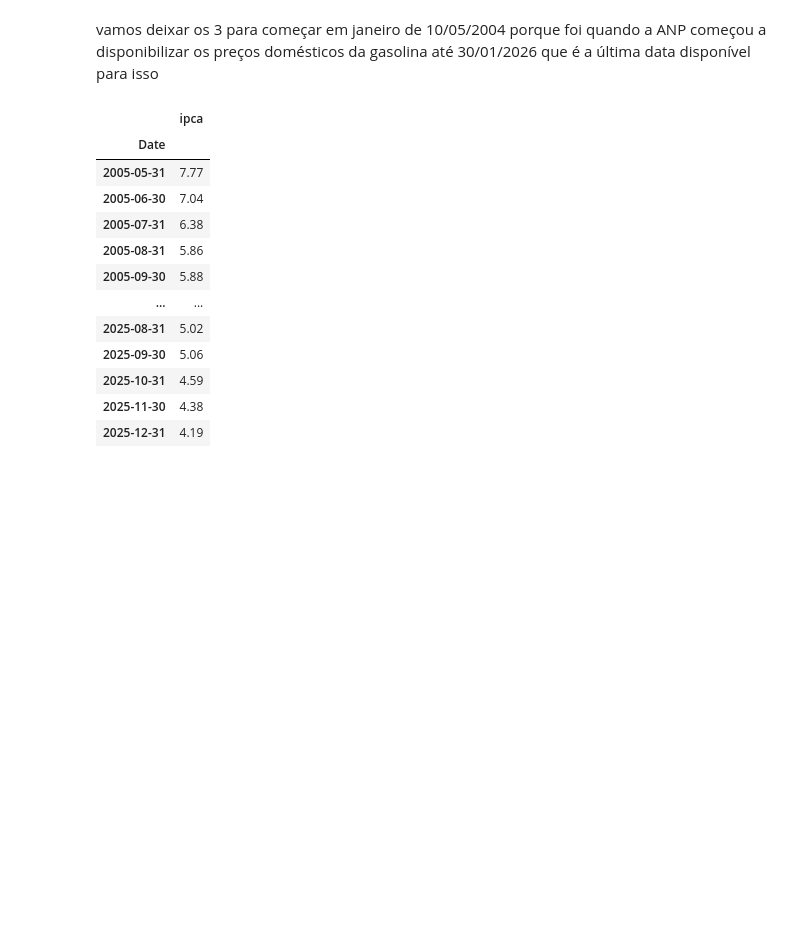
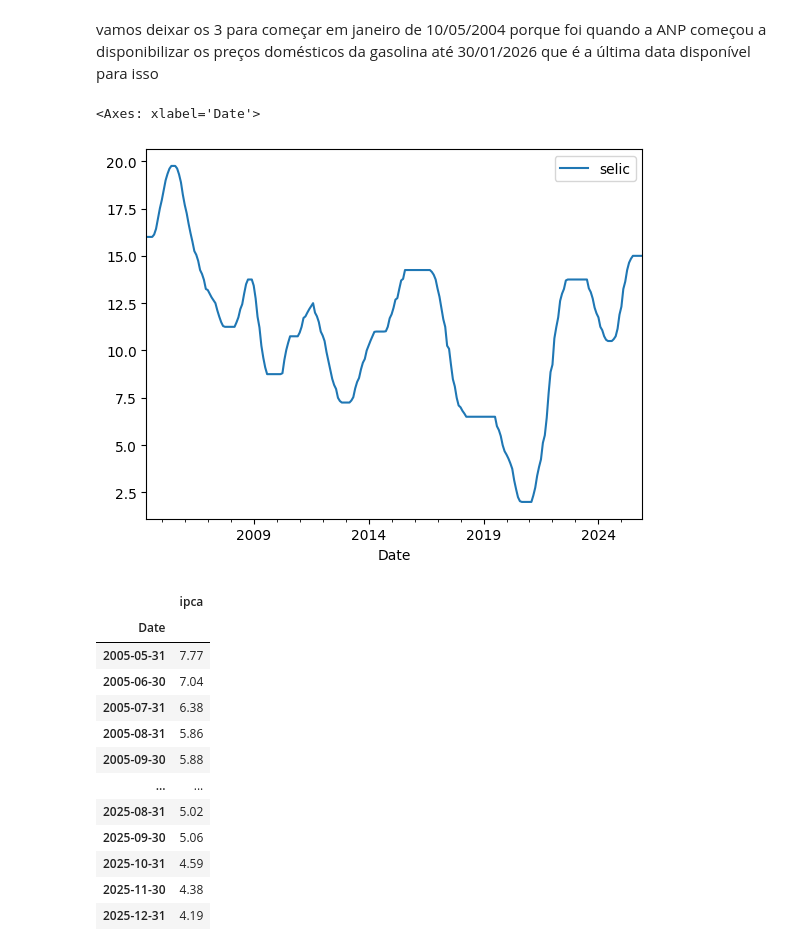
Before and after one commit to iagonmic/VECM-Gasoline-Prices, a Jupyter notebook: etl.ipynb, the cells around one changed output. Cells and saved outputs as stored; diff of their text form; code cells hidden in the pictures; blank space fills up the shorter version.

```diff
--- a/etl.ipynb
+++ b/etl.ipynb
@@ -60,6 +60,11 @@ ibc_br = (
     .mean()
     .query('Date >= "2004-05-10" and Date <= "2026-01-01"')
 )
+# %%
+selic.plot()
+# %% [output]
+<Axes: xlabel='Date'>
+[figure, added]
 # %%
 ipca12 = ipca.rolling(12).sum().dropna() # deixamos o ipca pegando a soma da variação percentual dos últimos 12 meses
 ibc_br12 = ibc_br.pct_change(12) * 100 # e aqui a variação anual dos últimos 12 meses
```
Also changed, not shown: parts of 4 cells of this notebook, 1 other file.
